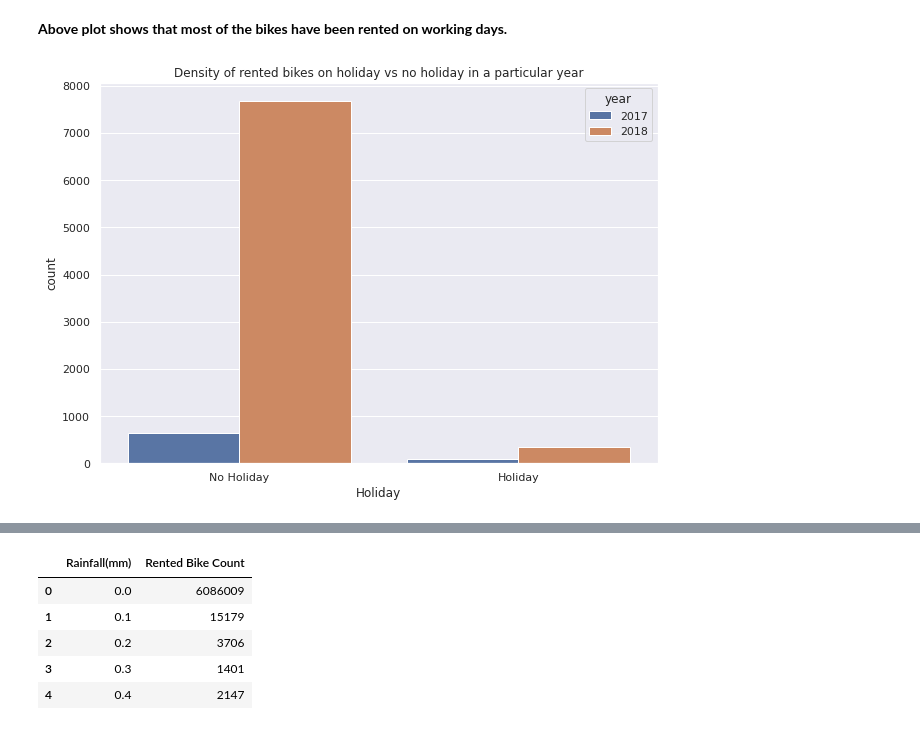
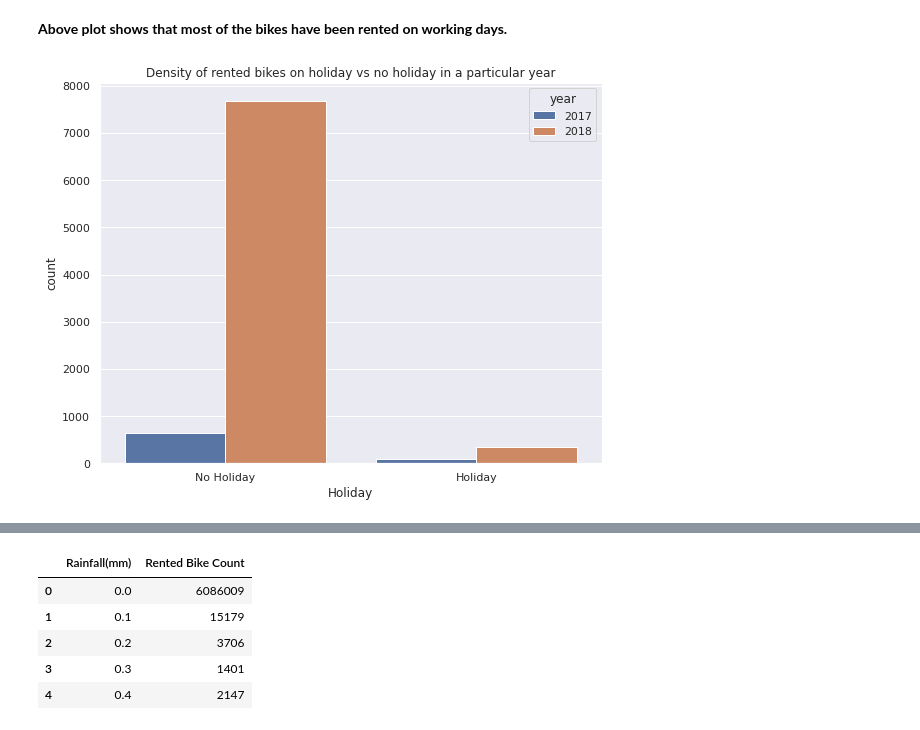
Before and after one commit to praveenbejo95/Bike-sharing-demand-prediction-ML-regression-project-, a Jupyter notebook: Bike_Sharing_Demand_Prediction(Pravin_notebook)_Capstone_Project.ipynb, the cells around one changed output, grey strips where cells are left out. Saved outputs shown, nothing was run; the diff lists cells and outputs as text; code cells hidden in the pictures.

```diff
--- a/Bike_Sharing_Demand_Prediction(Pravin_notebook)_Capstone_Project.ipynb
+++ b/Bike_Sharing_Demand_Prediction(Pravin_notebook)_Capstone_Project.ipynb
@@ -254,9 +220,9 @@ df_hol.plot(kind='bar',color = 'maroon')
 # %%
 # bikes rented on type of day in each year
 
-plt.figure(figsize=(10,7))
+plt.figure(figsize=(9,7))
 sns.countplot(x='Holiday', hue = 'year', data= bike_df)
 plt.title('Density of rented bikes on holiday vs no holiday in a particular year')
 plt.show()
 # %% [output]
-[figure, old version]
+[figure, new version]
```
Also changed, not shown: parts of 26 cells of this notebook.
